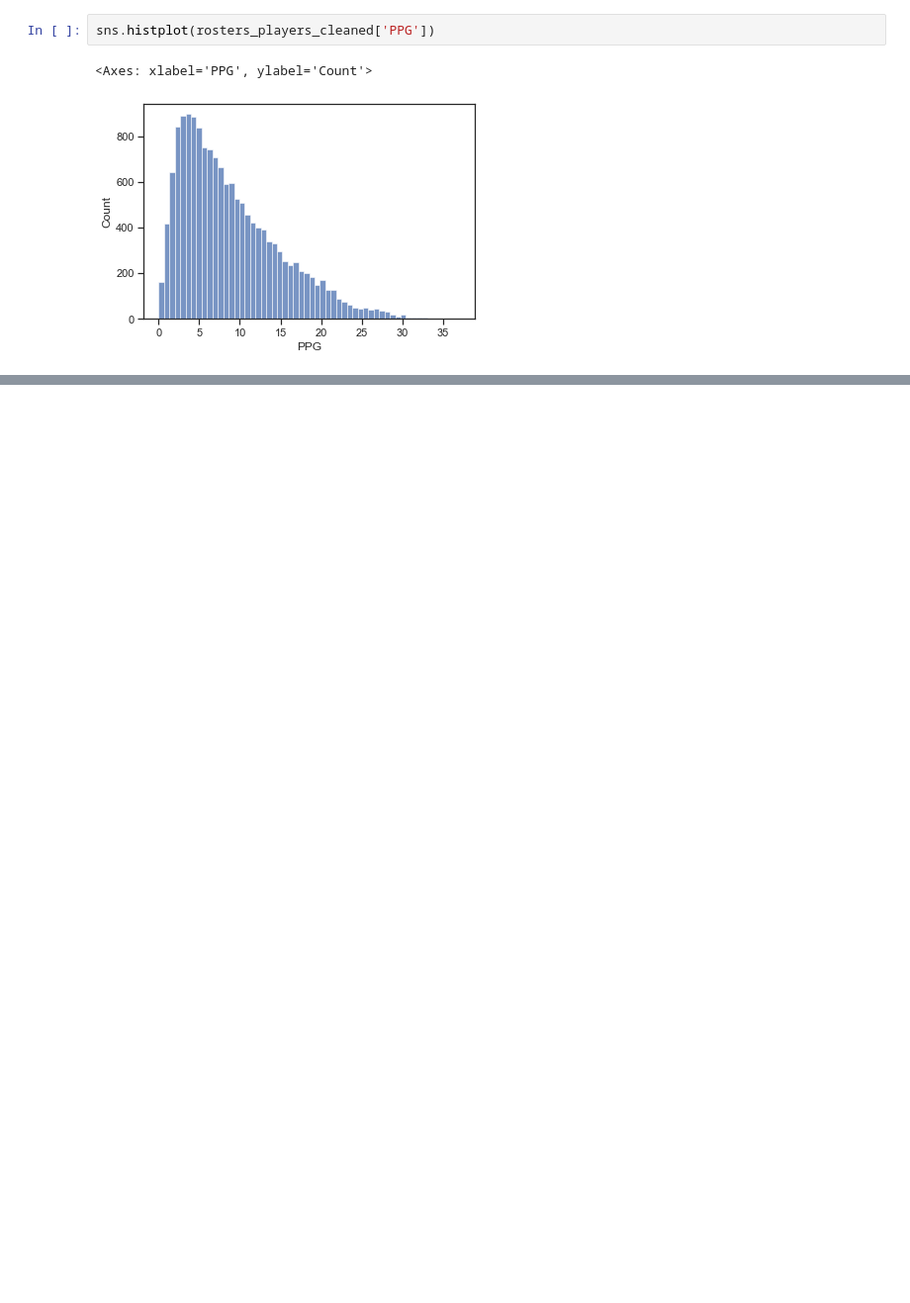
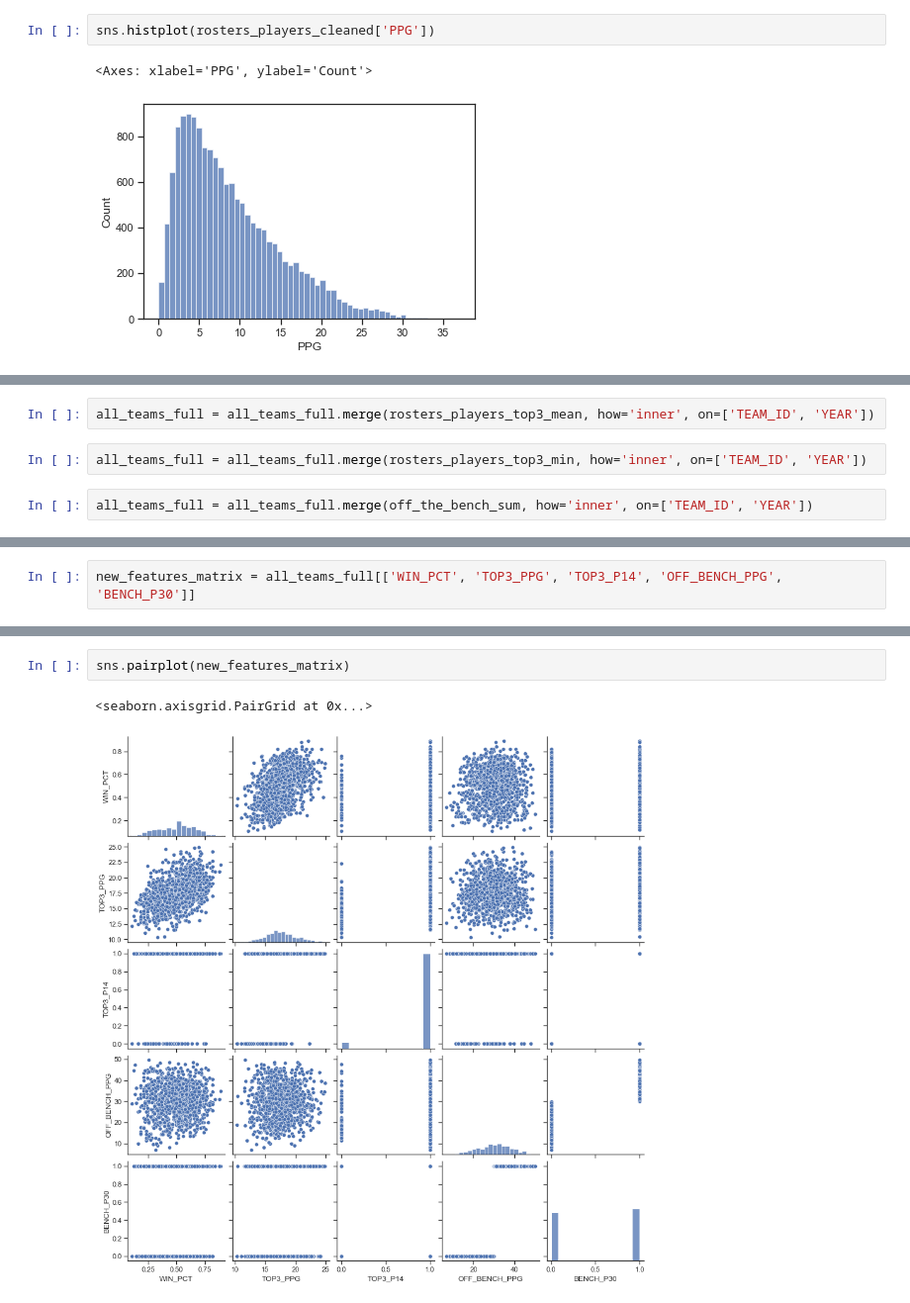
Before and after one commit to marcelcastrolima/nba_data_project, a Jupyter notebook: nba_csv.ipynb, the cells around one changed output, grey strips where cells are left out. Shown at 99% size. Drawn from its saved outputs; the diff is of its cells as text; blank space fills up the shorter version.

```diff
--- a/nba_csv.ipynb
+++ b/nba_csv.ipynb
@@ -538,0 +689,6 @@ sns.histplot(rosters_players_cleaned['PPG'])
+# %%
+all_teams_full = all_teams_full.merge(rosters_players_top3_mean, how='inner', on=['TEAM_ID', 'YEAR'])
+# %%
+all_teams_full = all_teams_full.merge(rosters_players_top3_min, how='inner', on=['TEAM_ID', 'YEAR'])
+# %%
+all_teams_full = all_teams_full.merge(off_the_bench_sum, how='inner', on=['TEAM_ID', 'YEAR'])
@@ -538,0 +713,2 @@ sns.histplot(rosters_players_cleaned['PPG'])
+# %%
+new_features_matrix = all_teams_full[['WIN_PCT', 'TOP3_PPG', 'TOP3_P14', 'OFF_BENCH_PPG', 'BENCH_P30']]
@@ -538,0 +731,5 @@ sns.histplot(rosters_players_cleaned['PPG'])
+# %%
+sns.pairplot(new_features_matrix)
+# %% [output]
+<seaborn.axisgrid.PairGrid at 0x...>
+[figure, added]
```
Also changed, not shown: parts of 37 cells of this notebook.
